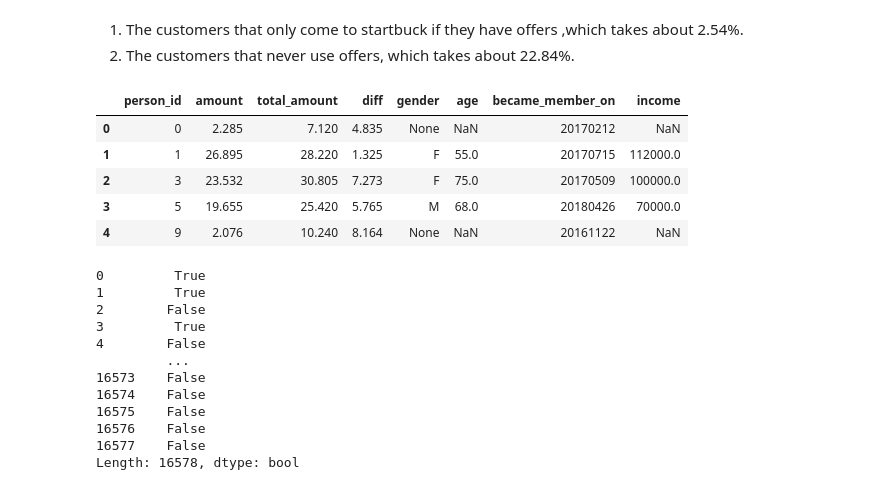
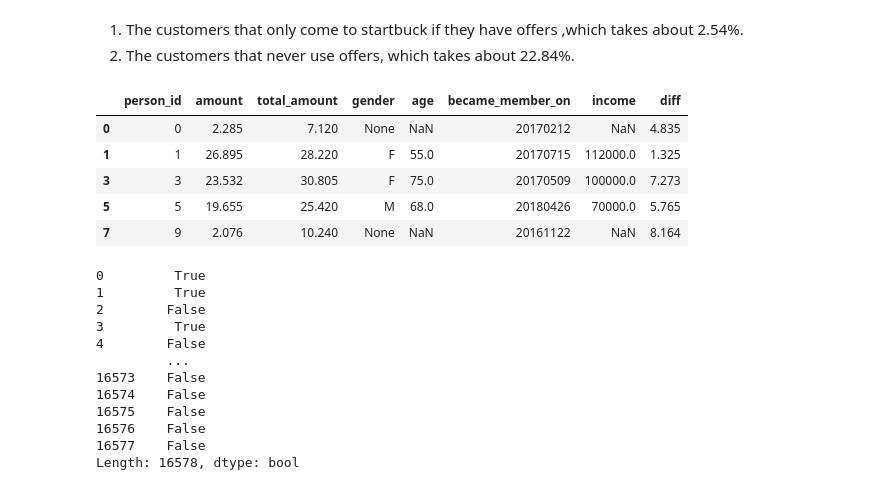
Before and after one commit to venson/starbucks, a Jupyter notebook: Starbucks_Capstone_notebook.ipynb, the cells around one changed output. Drawn from its saved outputs; the diff is of its cells as text; code cells hidden in the pictures.

Commit message:
[update] merge data for further DEA

```diff
--- a/Starbucks_Capstone_notebook.ipynb
+++ b/Starbucks_Capstone_notebook.ipynb
@@ -423,7 +423,7 @@ As we can see that nearly 50% people use offers change there pattern.
 # %%
 def mean_amount(trans_reward = trans_reward):
     reward_isnan = trans_reward['reward'].isnull()
-    amount_reward = trans_reward[~reward_isnan]
+    amount_reward = trans_reward[~reward_isnan].copy()
     amount_reward['total_amount'] = amount_reward['amount'] + amount_reward['reward']
     amount = trans_reward[reward_isnan]
 
@@ -435,3 +435,4 @@ def mean_amount(trans_reward = trans_reward):
     return mean_amount
 
 mean_amount = mean_amount()
+mean_amount = mean_amount.merge(clean_profile, on = 'person_id', how = 'left')
@@ -462,15 +450,14 @@ mean_amount['total_amount'].isnull().mean()
 # %%
 mean_amount_both = mean_amount.loc[mean_amount.loc[:,'amount'].notnull() & mean_amount.loc[:,'total_amount'].notnull(),:].copy()
 mean_amount_both.loc[:,'diff'] = mean_amount_both.loc[:,'total_amount'] - mean_amount_both.loc[:,'amount']
-mean_amount_both = mean_amount_both.merge(clean_profile, on = 'person_id', how = 'left')
 mean_amount_both.head()
 # %% [output]
-|  | person_id | amount | total_amount | diff | gender | age | became_member_on | income |
-| 0 | 0 | 2.285 | 7.120 | 4.835 | None | NaN | 20170212 | NaN |
-| 1 | 1 | 26.895 | 28.220 | 1.325 | F | 55.0 | 20170715 | 112000.0 |
-| 2 | 3 | 23.532 | 30.805 | 7.273 | F | 75.0 | 20170509 | 100000.0 |
-| 3 | 5 | 19.655 | 25.420 | 5.765 | M | 68.0 | 20180426 | 70000.0 |
-| 4 | 9 | 2.076 | 10.240 | 8.164 | None | NaN | 20161122 | NaN |
+|  | person_id | amount | total_amount | gender | age | became_member_on | income | diff |
+| 0 | 0 | 2.285 | 7.120 | None | NaN | 20170212 | NaN | 4.835 |
+| 1 | 1 | 26.895 | 28.220 | F | 55.0 | 20170715 | 112000.0 | 1.325 |
+| 3 | 3 | 23.532 | 30.805 | F | 75.0 | 20170509 | 100000.0 | 7.273 |
+| 5 | 5 | 19.655 | 25.420 | M | 68.0 | 20180426 | 70000.0 | 5.765 |
+| 7 | 9 | 2.076 | 10.240 | None | NaN | 20161122 | NaN | 8.164 |
 # %%
 mean_amount.loc[:,'amount'].notnull() & mean_amount.loc[:,'total_amount'].notnull()
 # %% [output]
```
Also changed, not shown: parts of 1 cell of this notebook.
